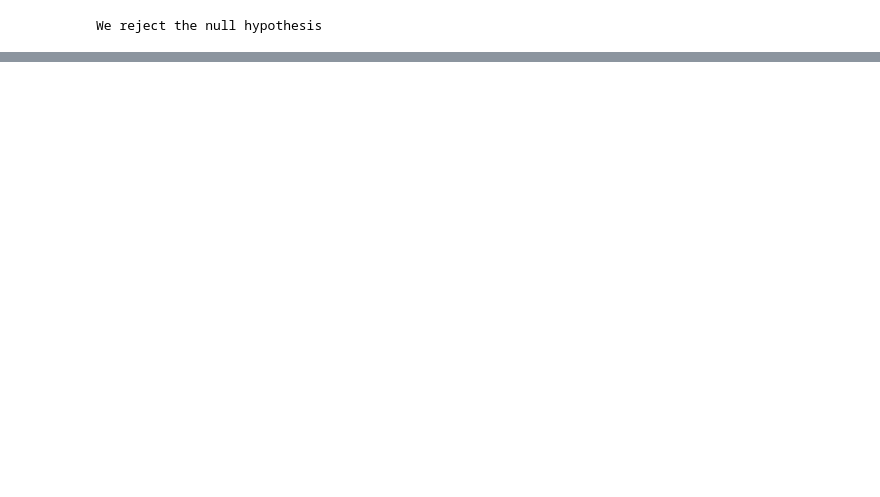
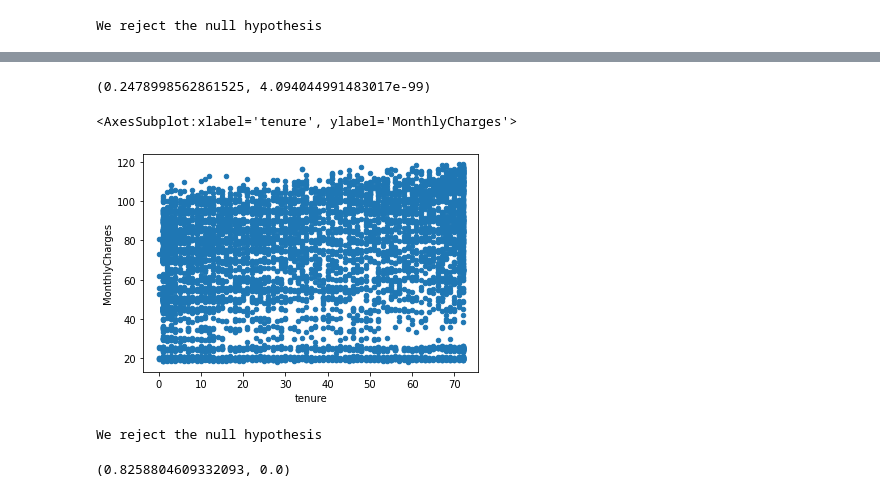
Before and after one commit to AJMartinezLlanes/statistics-exercises, a Jupyter notebook: hypothesis_testing.ipynb, the cells around one changed output, grey strips where cells are left out. Drawn from its saved outputs; the diff is of its cells as text; code cells hidden in the pictures; blank space fills up the shorter version.

```diff
--- a/hypothesis_testing.ipynb
+++ b/hypothesis_testing.ipynb
@@ -210,0 +259,3 @@ We reject the null hypothesis
+# %%
+telco = pd.read_csv("cust_churn_telco.csv")
+telco.head()
@@ -210,0 +270,21 @@ We reject the null hypothesis
+# %%
+# Does tenure correlate with monthly charges?
+# 𝐻0 : There is no linear correlation between tenure and monthly charges.
+# 𝐻𝑎 : There is a linear correlation between tenure and monthly charges.
+
+r, p = stats.pearsonr(telco.tenure, telco.MonthlyCharges)
+r, p
+# %% [output]
+(0.2478998562861525, 4.094044991483017e-99)
+# %%
+telco.plot.scatter(x='tenure', y='MonthlyCharges')
+# %% [output]
+<AxesSubplot:xlabel='tenure', ylabel='MonthlyCharges'>
+[figure, added]
+# %%
+if (p < alpha):
+    print("We reject the null hypothesis")
+else:
+    print("We fail to reject the null hypothesis")
+# %% [output]
+We reject the null hypothesis
@@ -210,0 +293,10 @@ We reject the null hypothesis
+# %%
+# Does tenure correlate with total charges?
+# 𝐻0 : There is no linear correlation between tenure and total charges.
+# 𝐻𝑎 : There is a linear correlation between tenure and total charges.
+
+
+r, p = stats.pearsonr(telco.tenure, telco.TotalCharges)
+r, p
+# %% [output]
+(0.8258804609332093, 0.0)
```
Also changed, not shown: parts of 42 cells of this notebook.
